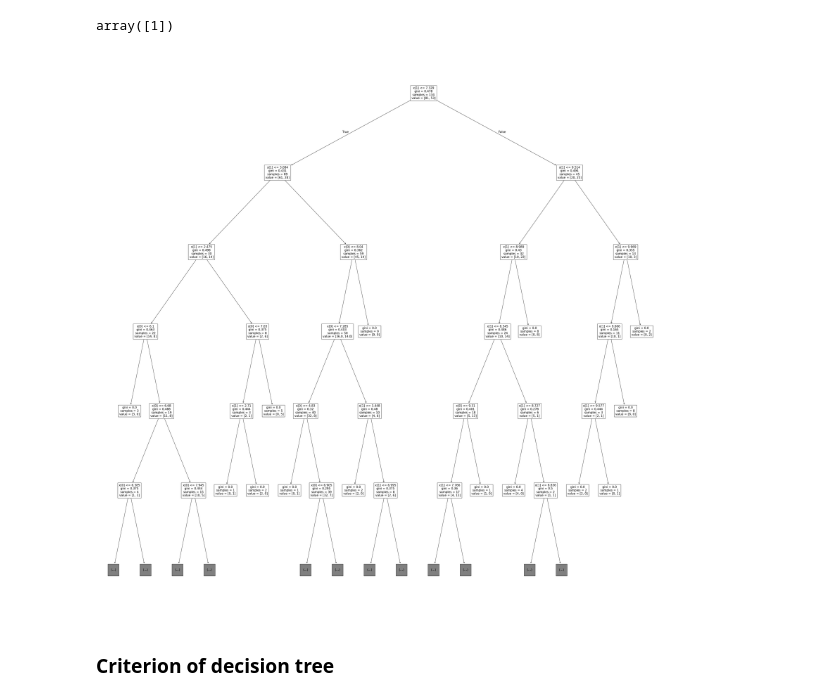
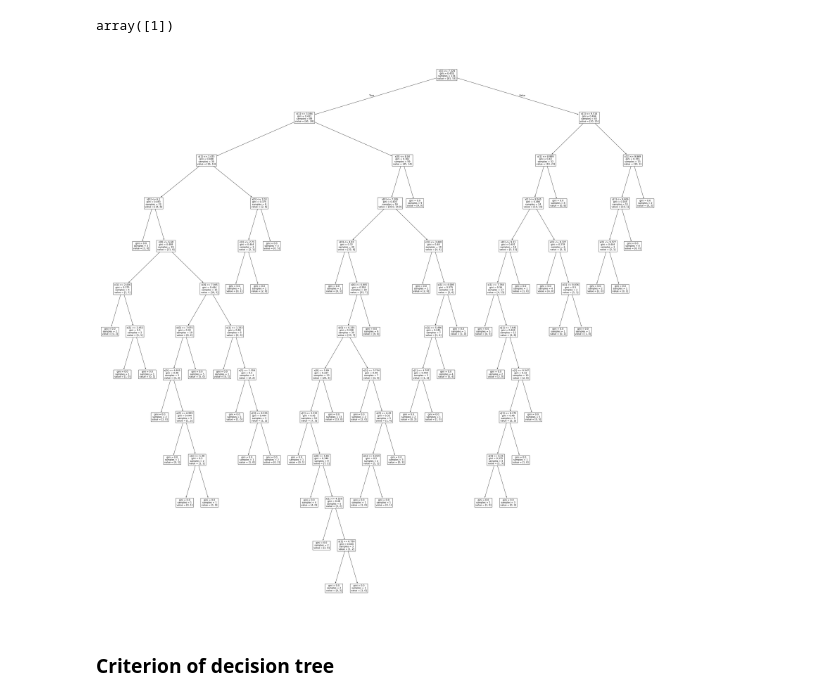
Before and after one commit to SandeshKhatiwada05/Data-Science-And-Machine-Learning-Course, a Jupyter notebook: 37_Decision_Tree.ipynb, the cells around one changed output. Drawn from its saved outputs; the diff is of its cells as text; code cells hidden in the pictures.

```diff
--- a/37_Decision_Tree.ipynb
+++ b/37_Decision_Tree.ipynb
@@ -40,10 +40,10 @@ array([1])
 from sklearn.tree import plot_tree
 # %%
 plt.figure(figsize=(50,50))
-plot_tree(dt, max_depth=5)
+plot_tree(dt)
 plt.show()
 # %% [output]
-[figure, old version]
+[figure, new version]
 # %% [markdown]
 ### Criterion of decision tree
 # %% [markdown]
```
Also changed, not shown: parts of 4 cells of this notebook, 3 other files.
